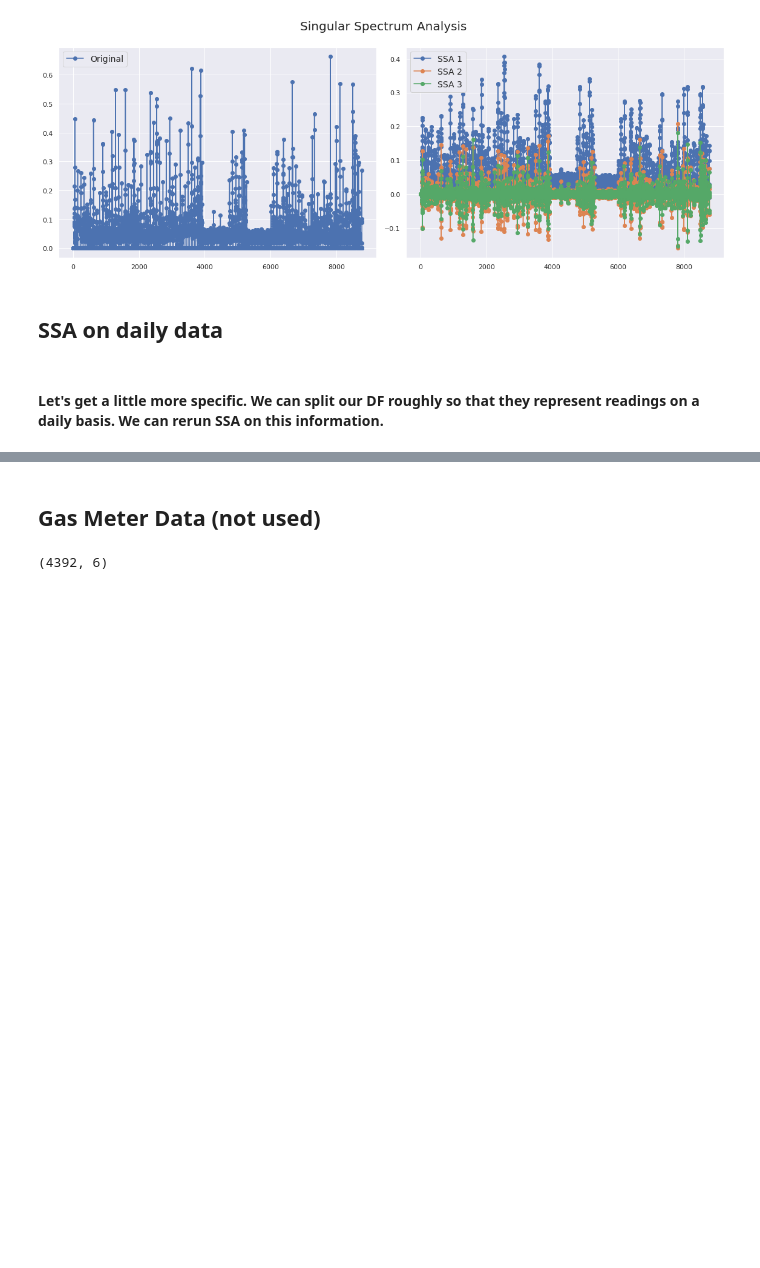
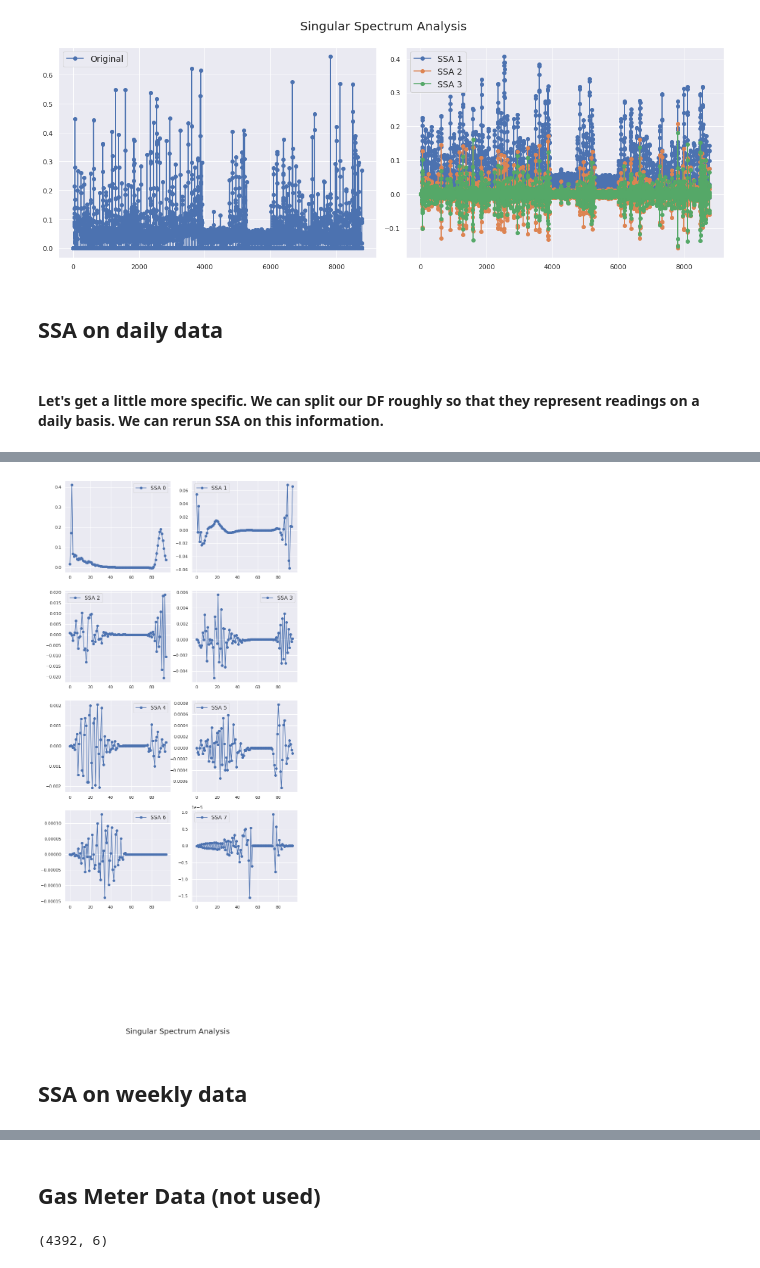
Before and after one commit to govi218/energenies, a Jupyter notebook: notebooks/signal-processing.ipynb, the cells around one changed output, grey strips where cells are left out. Saved outputs shown, nothing was run; the diff lists cells and outputs as text; code cells hidden in the pictures; blank space fills up the shorter version.

```diff
--- a/notebooks/signal-processing.ipynb
+++ b/notebooks/signal-processing.ipynb
@@ -261 +300,42 @@ pd.set_option('display.max_rows', 1000)
+# %%
+ax1 = plt.subplot(621)
+ax1.plot(X_ssa[0, 0], 'o-', label='SSA 0')
+ax1.legend(loc='best', fontsize=14)
+
+ax2 = plt.subplot(622)
+ax2.plot(X_ssa[0, 1], 'o-', label='SSA 1')
+ax2.legend(loc='best', fontsize=14)
+
+ax3 = plt.subplot(623)
+ax3.plot(X_ssa[0, 2], 'o-', label='SSA 2')
+ax3.legend(loc='best', fontsize=14)
+
+ax4 = plt.subplot(624)
+ax4.plot(X_ssa[0, 3], 'o-', label='SSA 3')
+ax4.legend(loc='best', fontsize=14)
+
+ax5 = plt.subplot(625)
+ax5.plot(X_ssa[0, 4], 'o-', label='SSA 4')
+ax5.legend(loc='best', fontsize=14)
+
+ax6 = plt.subplot(626)
+ax6.plot(X_ssa[0, 5], 'o-', label='SSA 5')
+ax6.legend(loc='best', fontsize=14)
+
+ax7 = plt.subplot(627)
+ax7.plot(X_ssa[0, 6], 'o-', label='SSA 6')
+ax7.legend(loc='best', fontsize=14)
+
+ax8 = plt.subplot(628)
+ax8.plot(X_ssa[0, 7], 'o-', label='SSA 7')
+ax8.legend(loc='best', fontsize=14)
+
+plt.suptitle('Singular Spectrum Analysis', fontsize=20)
+
+# plt.tight_layout()
+plt.subplots_adjust(top=6)
+# %% [output]
+[figure, added]
+# %% [markdown]
+## SSA on weekly data
 # %%
```
Also changed, not shown: parts of 14 cells of this notebook.
